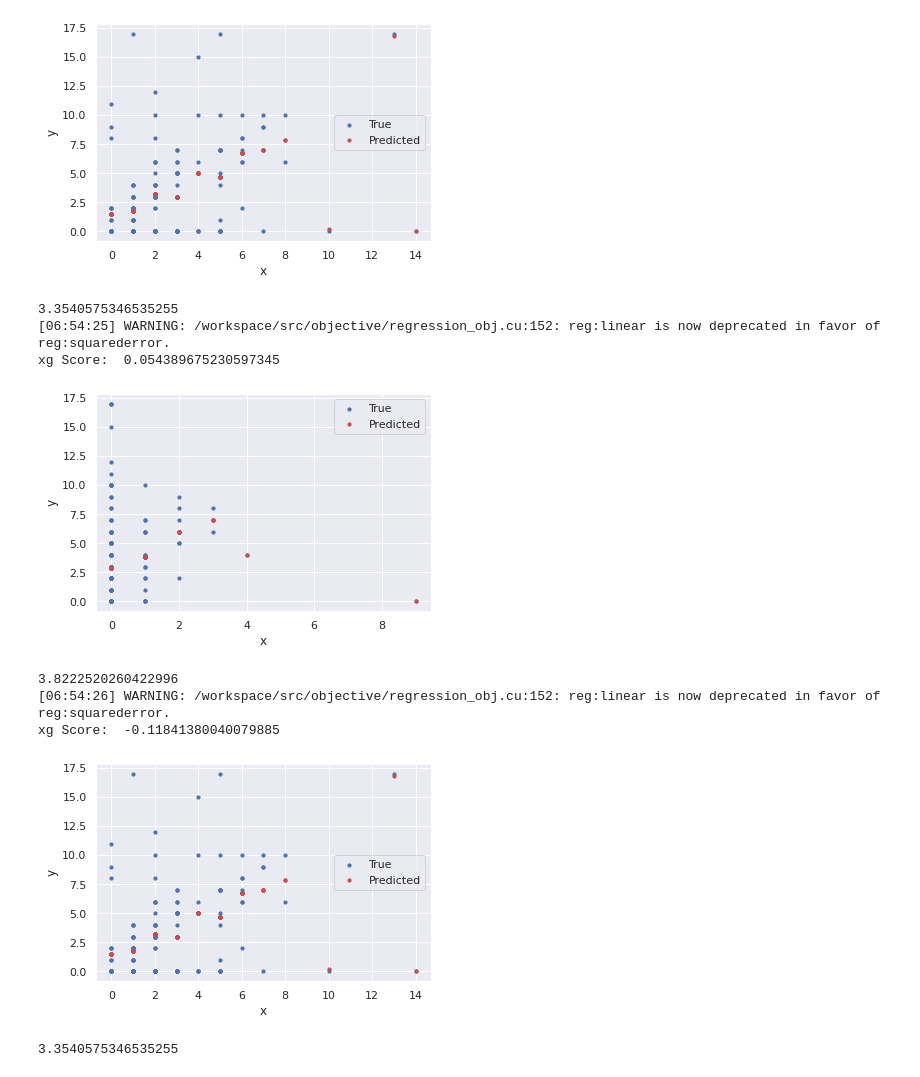
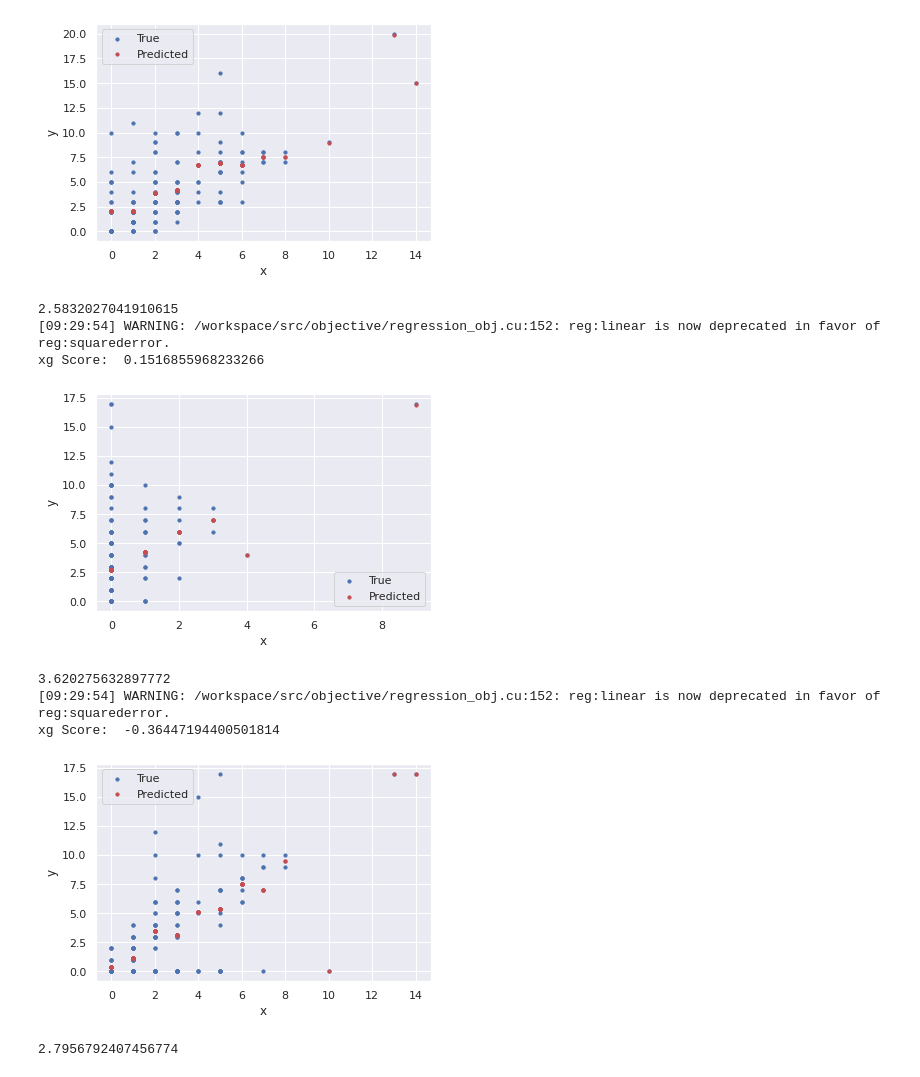
Before and after one commit to GoldenWanGila/Collage-Project, a Jupyter notebook: 逆普太.ipynb, the cells around one changed output. Drawn from its saved outputs; the diff is of its cells as text; code cells hidden in the pictures.

```diff
--- a/逆普太.ipynb
+++ b/逆普太.ipynb
@@ -18,7 +18,7 @@ import xgboost as xgb
 from sklearn.metrics import mean_squared_error
 from math import sqrt
 
-rail = pd.read_csv("/content/drive/MyDrive/railway_original.csv")
+rail = pd.read_csv("/content/drive/MyDrive/railway.csv")
 rail = rail.dropna()
 rail=rail.drop([22157])
 
@@ -27,7 +27,7 @@ rail = rail[rail["date"]>='2021/01/29']
 rail = rail[rail["date"]!="2021/04/02"]
 rail = rail[rail["date"]!="2021/04/03"]
 rail = rail[rail["date"]!="2020/12/23"]
-
+rail.sort_values(by=["time","date"],inplace=True)
 
 label_map = {'Keelung':1,'Xizhi':2,'Taipei':3,'Banqiao':4,'Taoyuan':5,'Zhongli':6,'Hsinchu':7,'Zhunan':8,'Miaoli':9,'Fengyuan':10,'Taichung':11,'Changhua':12,'Yuanlin':13,
 'Douliu':14,'Chiayi':15,'Tainan':16,'Xinzuoying':17,'Kaohsiung':18,'Tanzi':0,'Taiyuan':0,'Xinwuri':0}
@@ -128,16 +128,16 @@ ykc= railkh["delay"].to_numpy()
 xkc= railtc["delay"].to_numpy()
 xkc=xkc.reshape(-1,1)
 xgbrModel=xgb.XGBRegressor()
-xgbrModel.fit(xnb1,ynb1)
-predicted=xgbrModel.predict(xnb1)
-print("xg Score: ",xgbrModel.score(xnb1,ynb1))
-plt.scatter(xnb1, ynb1, s=10, label='True')
-plt.scatter(xnb1, predicted, color="r",s=10, label='Predicted')
+xgbrModel.fit(xkc,ykc)
+predicted=xgbrModel.predict(xkc)
+print("xg Score: ",xgbrModel.score(xkc,ykc))
+plt.scatter(xkc, ykc, s=10, label='True')
+plt.scatter(xkc, predicted, color="r",s=10, label='Predicted')
 plt.xlabel('x')
 plt.ylabel('y')
 plt.legend()
 plt.show()
-v = mean_squared_error(ynb1,predicted)
+v = mean_squared_error(ykc,predicted)
 print(sqrt(v))
 
 ynb= railtn["delay"].to_numpy()
@@ -178,13 +178,13 @@ xg Score:  0.2718605144427154
-[figure, old version]
+[figure, new version]
-3.3540575346535255
-[06:54:25] WARNING: /workspace/src/objective/regression_obj.cu:152: reg:linear is now deprecated in favor of reg:squarederror.
-xg Score:  0.054389675230597345
+2.5832027041910615
+[09:29:54] WARNING: /workspace/src/objective/regression_obj.cu:152: reg:linear is now deprecated in favor of reg:squarederror.
+xg Score:  0.1516855968233266
-[figure, old version]
+[figure, new version]
-3.8222520260422996
-[06:54:26] WARNING: /workspace/src/objective/regression_obj.cu:152: reg:linear is now deprecated in favor of reg:squarederror.
-xg Score:  -0.11841380040079885
+3.620275632897772
+[09:29:54] WARNING: /workspace/src/objective/regression_obj.cu:152: reg:linear is now deprecated in favor of reg:squarederror.
+xg Score:  -0.36447194400501814
-[figure, old version]
+[figure, new version]
-3.3540575346535255
+2.7956792407456774
 # %%
 #做:271,273,283,143  台中<>板橋(分開+全部)
 
```
Also changed, not shown: parts of 2 cells of this notebook.
